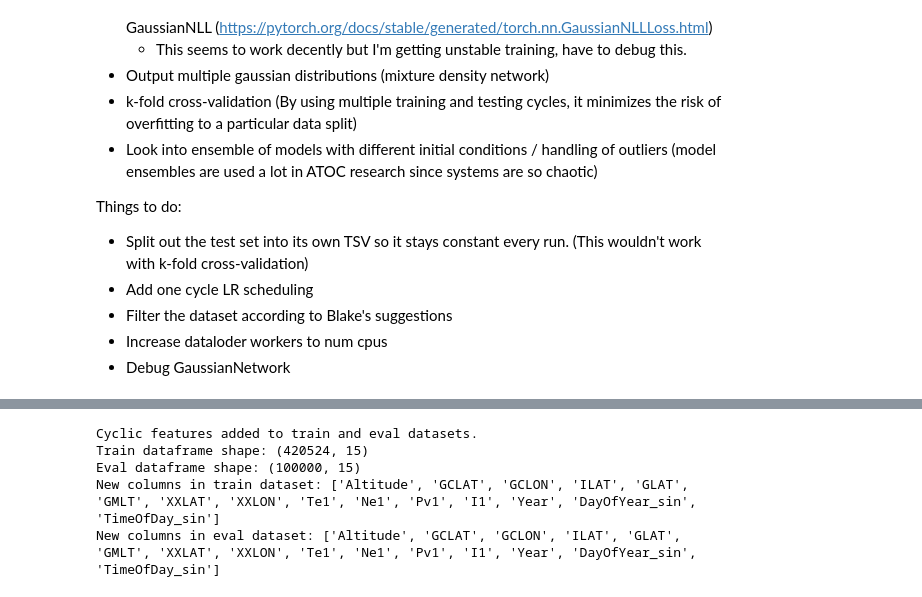
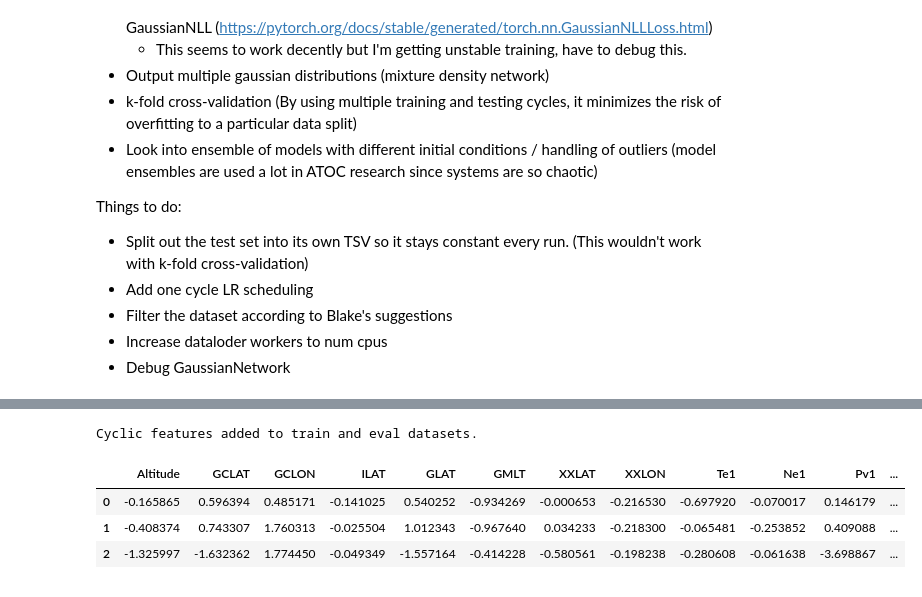
Before and after one commit to blakedehaas/clare, a Jupyter notebook: model.ipynb, the cells around one changed output, grey strips where cells are left out. Saved outputs shown, nothing was run; the diff lists cells and outputs as text; code cells hidden in the pictures.

```diff
--- a/model.ipynb
+++ b/model.ipynb
@@ -97,32 +98,29 @@ Normalized data shape: (420524, 13)
 # %%
-# Convert date and time into cyclic features for both train and eval datasets
+# Convert date/time into cyclic features for both train and eval datasets
 for df in [train_df_norm, eval_df_norm]:
     # Extract components from DateFormatted
     df['Year'] = df['DateFormatted'].dt.year - 1989
     df['DayOfYear'] = df['DateFormatted'].dt.dayofyear
     df['TimeOfDay'] = (df['DateFormatted'].dt.hour * 3600 +
                        df['DateFormatted'].dt.minute * 60 +
                        df['DateFormatted'].dt.second) / 86400
 
     # Calculate cyclic features
     df['DayOfYear_sin'] = np.sin(2 * np.pi * df['DayOfYear'] / 365.25)
     df['TimeOfDay_sin'] = np.sin(2 * np.pi * df['TimeOfDay'])
 
 # Drop original date column and intermediate columns
 train_df_norm_final = train_df_norm.drop(['DateFormatted', 'DayOfYear', 'TimeOfDay'], axis=1)
 eval_df_norm_final = eval_df_norm.drop(['DateFormatted', 'DayOfYear', 'TimeOfDay'], axis=1)
 
 print("Cyclic features added to train and eval datasets.")
-print("Train dataframe shape:", train_df_norm_final.shape)
-print("Eval dataframe shape:", eval_df_norm_final.shape)
-print("New columns in train dataset:", train_df_norm_final.columns.tolist())
-print("New columns in eval dataset:", eval_df_norm_final.columns.tolist())
+train_df_norm_final.head(3)
 # %% [output]
 Cyclic features added to train and eval datasets.
-Train dataframe shape: (420524, 15)
-Eval dataframe shape: (100000, 15)
-New columns in train dataset: ['Altitude', 'GCLAT', 'GCLON', 'ILAT', 'GLAT', 'GMLT', 'XXLAT', 'XXLON', 'Te1', 'Ne1', 'Pv1', 'I1', 'Year', 'DayOfYear_sin', 'TimeOfDay_sin']
-New columns in eval dataset: ['Altitude', 'GCLAT', 'GCLON', 'ILAT', 'GLAT', 'GMLT', 'XXLAT', 'XXLON', 'Te1', 'Ne1', 'Pv1', 'I1', 'Year', 'DayOfYear_sin', 'TimeOfDay_sin']
+|  | Altitude | GCLAT | GCLON | ILAT | GLAT | GMLT | XXLAT | XXLON | Te1 | Ne1 | Pv1 | ... |
+| 0 | -0.165865 | 0.596394 | 0.485171 | -0.141025 | 0.540252 | -0.934269 | -0.000653 | -0.216530 | -0.697920 | -0.070017 | 0.146179 | ... |
+| 1 | -0.408374 | 0.743307 | 1.760313 | -0.025504 | 1.012343 | -0.967640 | 0.034233 | -0.218300 | -0.065481 | -0.253852 | 0.409088 | ... |
+| 2 | -1.325997 | -1.632362 | 1.774450 | -0.049349 | -1.557164 | -0.414228 | -0.580561 | -0.198238 | -0.280608 | -0.061638 | -3.698867 | ... |
 # %%
 input_columns = ['Altitude', 'GCLAT', 'GCLON', 'ILAT', 'GLAT', 'GMLT', 'XXLAT', 'XXLON', 'Ne1', 'Pv1', 'I1', 'Year', 'DayOfYear_sin', 'TimeOfDay_sin']
 output_column = 'Te1'
```
Also changed, not shown: parts of 11 cells of this notebook, 2 other files.
